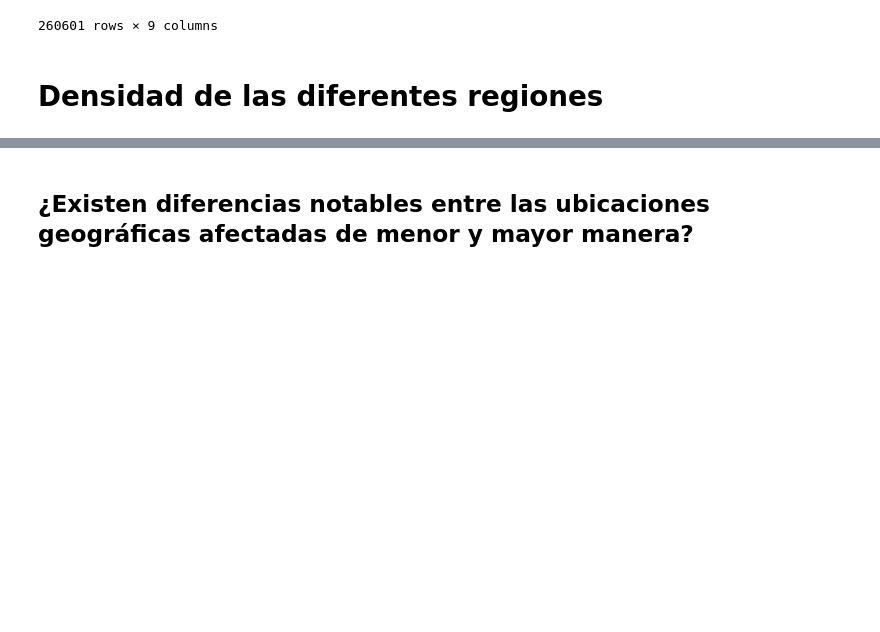
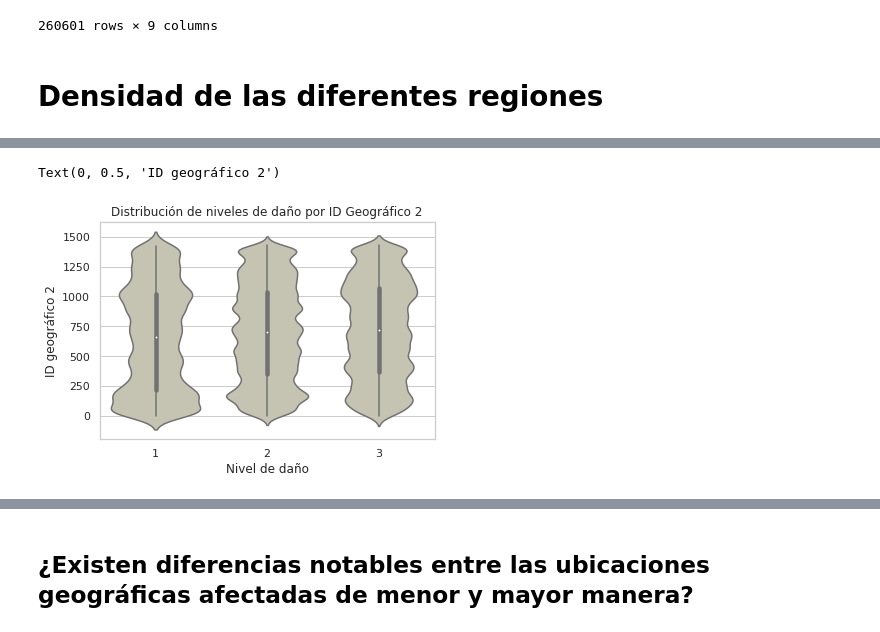
Before and after one commit to hernanrnieva/datos_tp1, a Jupyter notebook: Analisis-Condiciones generales.ipynb, the cells around one changed output, grey strips where cells are left out. Drawn from its saved outputs; the diff is of its cells as text; code cells hidden in the pictures; blank space fills up the shorter version.

```diff
--- a/Analisis-Condiciones generales.ipynb
+++ b/Analisis-Condiciones generales.ipynb
@@ -96,0 +92,8 @@ sns.violinplot(x=idg_3['danio'], y=idg_3['idg_3'], color='#a58faa')
+# %%
+g = sns.violinplot(x=idg_2['danio'], y=idg_2['idg_2'], color='#C8C6AF')
+g.set_title('Distribución de niveles de daño por ID Geográfico 2')
+g.set_xlabel('Nivel de daño')
+g.set_ylabel('ID geográfico 2')
+# %% [output]
+Text(0, 0.5, 'ID geográfico 2')
+[figure, added]
```
Also changed, not shown: parts of 6 cells of this notebook.
